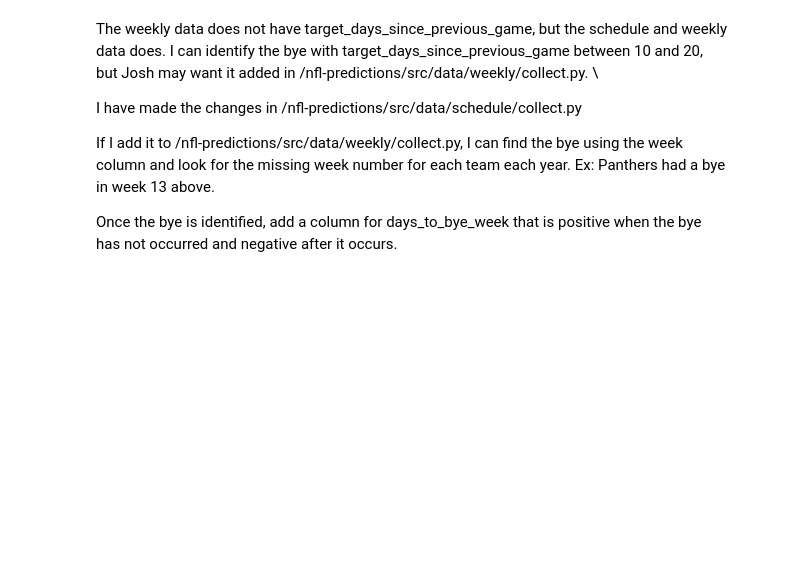
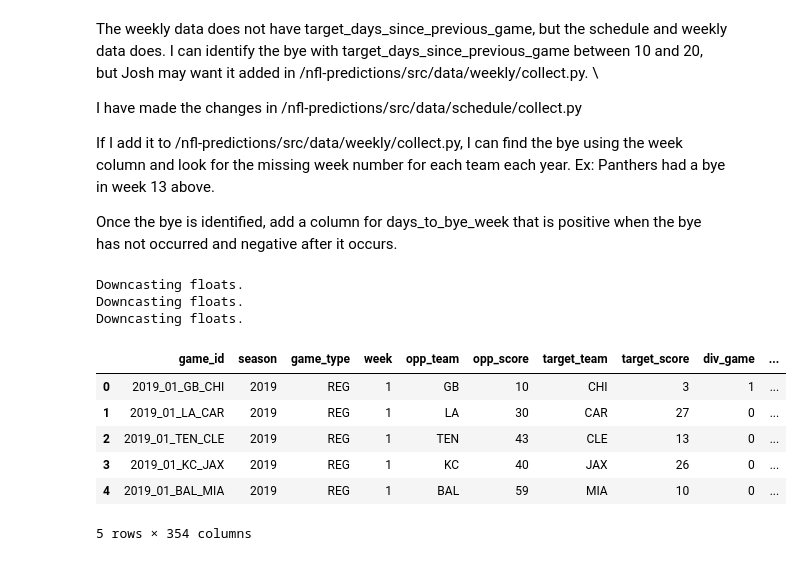
Before and after one commit to darkhark/nfl-predictions, a Jupyter notebook: notebooks/model_training/predict_games/schedule_and_weekly/Initial_EDA.ipynb, the cells around one changed output. Drawn from its saved outputs; the diff is of its cells as text; code cells hidden in the pictures; blank space fills up the shorter version.

```diff
--- a/notebooks/model_training/predict_games/schedule_and_weekly/Initial_EDA.ipynb
+++ b/notebooks/model_training/predict_games/schedule_and_weekly/Initial_EDA.ipynb
@@ -188,3 +158,18 @@ I have made the changes in /nfl-predictions/src/data/schedule/collect.py
 If I add it to /nfl-predictions/src/data/weekly/collect.py, I can find the bye using the week column and look for the missing week number for each team each year. Ex: Panthers had a bye in week 13 above.
 
 Once the bye is identified, add a column for days_to_bye_week that is positive when the bye has not occurred and negative after it occurs.
+# %%
+from src.data.collect_all import get_schedule_and_weekly_data
+schedule_and_weekly_df = get_schedule_and_weekly_data([2019, 2021, 2022])
+schedule_and_weekly_df.head()
+# %% [output]
+Downcasting floats.
+Downcasting floats.
+Downcasting floats.
+|  | game_id | season | game_type | week | opp_team | opp_score | target_team | target_score | div_game | ... |
+| 0 | 2019_01_GB_CHI | 2019 | REG | 1 | GB | 10 | CHI | 3 | 1 | ... |
+| 1 | 2019_01_LA_CAR | 2019 | REG | 1 | LA | 30 | CAR | 27 | 0 | ... |
+| 2 | 2019_01_TEN_CLE | 2019 | REG | 1 | TEN | 43 | CLE | 13 | 0 | ... |
+| 3 | 2019_01_KC_JAX | 2019 | REG | 1 | KC | 40 | JAX | 26 | 0 | ... |
+| 4 | 2019_01_BAL_MIA | 2019 | REG | 1 | BAL | 59 | MIA | 10 | 0 | ... |
+5 rows × 354 columns
```
Also changed, not shown: parts of 12 cells of this notebook.
